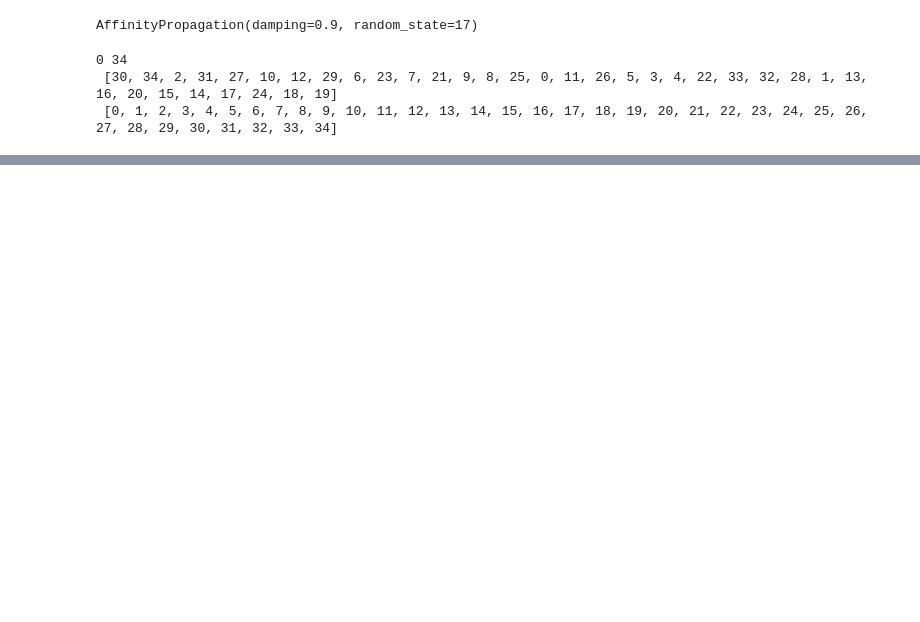
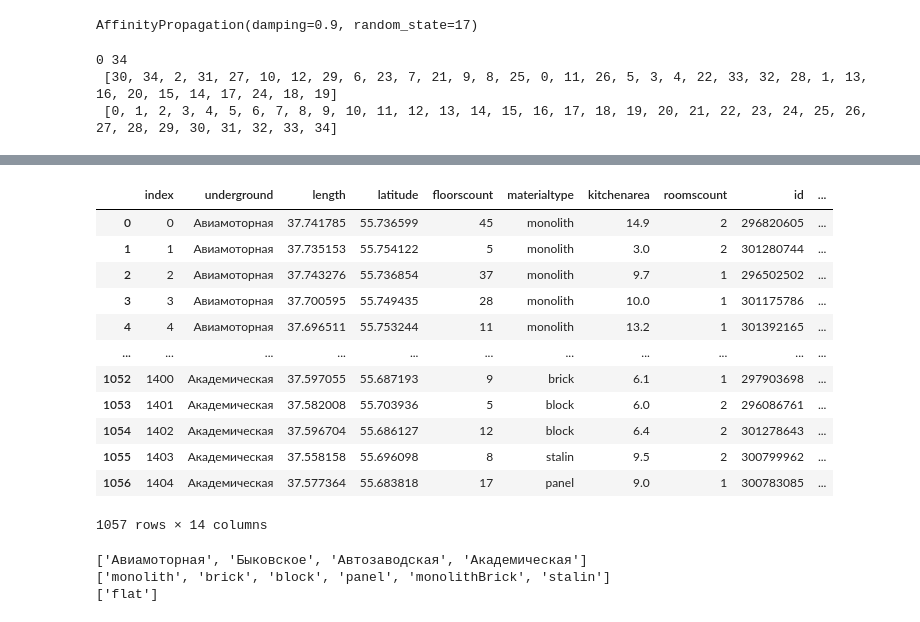
Before and after one commit to lyubovchubarova/sirius_ai_estate, a Jupyter notebook: AP.ipynb, the cells around one changed output, grey strips where cells are left out. Drawn from its saved outputs; the diff is of its cells as text; code cells hidden in the pictures; blank space fills up the shorter version.

```diff
--- a/AP.ipynb
+++ b/AP.ipynb
@@ -28,3 +35,5 @@ print(min(l), max(l), '\n', l, '\n', sorted(l))
 0 34
  [30, 34, 2, 31, 27, 10, 12, 29, 6, 23, 7, 21, 9, 8, 25, 0, 11, 26, 5, 3, 4, 22, 33, 32, 28, 1, 13, 16, 20, 15, 14, 17, 24, 18, 19]
  [0, 1, 2, 3, 4, 5, 6, 7, 8, 9, 10, 11, 12, 13, 14, 15, 16, 17, 18, 19, 20, 21, 22, 23, 24, 25, 26, 27, 28, 29, 30, 31, 32, 33, 34]
+# %%
+ds = pd.read_csv('dataset.csv', index_col=False, names=['underground', 'length', 'latitude', 'floorscount', 'materialtype', 'buildyear', 'kitchenarea', 'roomscount', 'id', 'totalArea', 'offerType', 'floornumber', 'livingArea', 'price'], encoding='utf-8', delimiter=';')
@@ -30,0 +58,3 @@ print(min(l), max(l), '\n', l, '\n', sorted(l))
+# %%
+ds = ds.drop(['buildyear'],axis=1)
+ds
@@ -30,0 +75,3 @@ print(min(l), max(l), '\n', l, '\n', sorted(l))
+# %%
+dst = ds.dropna(axis=0)
+dst.isna().sum()
@@ -30,0 +132,30 @@ print(min(l), max(l), '\n', l, '\n', sorted(l))
+# %%
+dst = dst.reset_index()
+dst
+# %% [output]
+|  | index | underground | length | latitude | floorscount | materialtype | kitchenarea | roomscount | id | ... |
+| 0 | 0 | Авиамоторная | 37.741785 | 55.736599 | 45 | monolith | 14.9 | 2 | 296820605 | ... |
+| 1 | 1 | Авиамоторная | 37.735153 | 55.754122 | 5 | monolith | 3.0 | 2 | 301280744 | ... |
+| 2 | 2 | Авиамоторная | 37.743276 | 55.736854 | 37 | monolith | 9.7 | 1 | 296502502 | ... |
+| 3 | 3 | Авиамоторная | 37.700595 | 55.749435 | 28 | monolith | 10.0 | 1 | 301175786 | ... |
+| 4 | 4 | Авиамоторная | 37.696511 | 55.753244 | 11 | monolith | 13.2 | 1 | 301392165 | ... |
+| ... | ... | ... | ... | ... | ... | ... | ... | ... | ... | ... |
+| 1052 | 1400 | Академическая | 37.597055 | 55.687193 | 9 | brick | 6.1 | 1 | 297903698 | ... |
+| 1053 | 1401 | Академическая | 37.582008 | 55.703936 | 5 | block | 6.0 | 2 | 296086761 | ... |
+| 1054 | 1402 | Академическая | 37.596704 | 55.686127 | 12 | block | 6.4 | 2 | 301278643 | ... |
+| 1055 | 1403 | Академическая | 37.558158 | 55.696098 | 8 | stalin | 9.5 | 2 | 300799962 | ... |
+| 1056 | 1404 | Академическая | 37.577364 | 55.683818 | 17 | panel | 9.0 | 1 | 300783085 | ... |
+1057 rows × 14 columns
+# %%
+metrostation = []
+mtypes = []
+offertype = []
+for i in dst['underground']: metrostation.append(i) if i not in metrostation else i
+for i in dst['materialtype']: mtypes.append(i) if i not in mtypes else i
+for i in dst['offerType']: offertype.append(i) if i not in offertype else i
+
+print(f"{metrostation}\n{mtypes}\n{offertype}")
+# %% [output]
+['Авиамоторная', 'Быковское', 'Автозаводская', 'Академическая']
+['monolith', 'brick', 'block', 'panel', 'monolithBrick', 'stalin']
+['flat']
```
Also changed, not shown: parts of 9 cells of this notebook, 1 other file.
